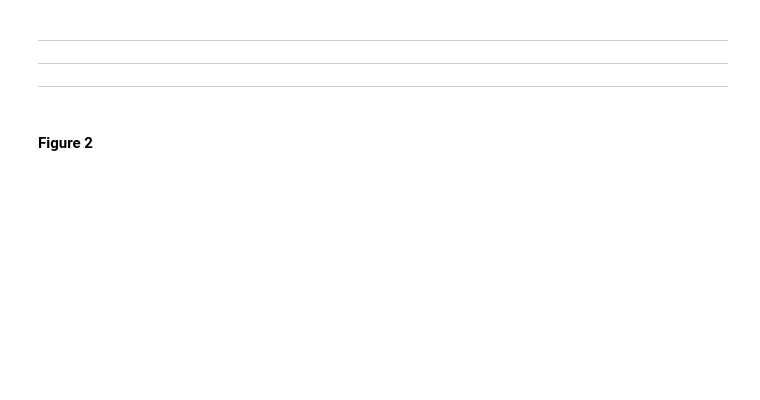
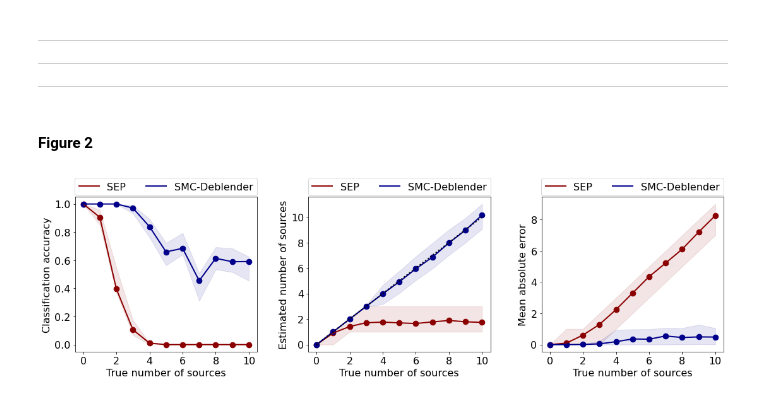
Before and after one commit to timwhite0/smcdeblender, a Jupyter notebook: results/smcdeblender_results.ipynb, the cells around one changed output. Saved outputs shown, nothing was run; the diff lists cells and outputs as text; code cells hidden in the pictures; blank space fills up the shorter version.

Commit message:
update figures

```diff
--- a/results/smcdeblender_results.ipynb
+++ b/results/smcdeblender_results.ipynb
@@ -11,7 +11,7 @@ import numpy as np
 import sep
 # %%
 # torch.cuda.is_available()
-device = torch.device("cuda:1" if torch.cuda.is_available() else "cpu")
+device = torch.device("cuda:0" if torch.cuda.is_available() else "cpu")
 torch.cuda.set_device(device)
 # %%
 # Synthetic images
@@ -60,14 +65,14 @@ for num in range(D):
     print(f"true number of sources = {num}")
     sep_mean_estimated_s_by_num[num] = sep_estimated_s[s==num].mean()
     print(f"mean estimated number of sources = {sep_mean_estimated_s_by_num[num].item()}")
-    sep_bounds_estimated_s_by_num[num] = sep_estimated_s[s==num].quantile(torch.tensor((0.025, 0.975),device=device))
+    sep_bounds_estimated_s_by_num[num] = sep_estimated_s[s==num].quantile(torch.tensor((0.05, 0.95),device=device))
 
     sep_mse_by_num[num] = ((sep_estimated_s[s==num] - s[s==num])**2).mean()
     print(f"MSE across {num_images} images = ", sep_mse_by_num[num].item())
 
     sep_mae_by_num[num] = ((sep_estimated_s[s==num] - s[s==num]).abs()).mean()
     print(f"MAE across {num_images} images = ", sep_mae_by_num[num].item())
-    sep_bounds_mae_by_num[num] = ((sep_estimated_s[s==num] - s[s==num]).abs()).quantile(torch.tensor((0.025, 0.975),device=device))
+    sep_bounds_mae_by_num[num] = ((sep_estimated_s[s==num] - s[s==num]).abs()).quantile(torch.tensor((0.05, 0.95),device=device))
 
     sep_num_correct_by_num[num] = (sep_estimated_s[s==num].round() == s[s==num]).sum()
     sep_prop_correct_by_num[num] = sep_num_correct_by_num[num]/(s==num).sum()
@@ -104,14 +145,14 @@ for num in range(D):
 
     smc_mean_post_mean_s_by_num[num] = post_mean_s_smc[s==num].mean()
     print(f"estimated number of sources for images where s = {num}:", smc_mean_post_mean_s_by_num[num].item())
-    smc_bounds_post_mean_s_by_num[num] = post_mean_s_smc[s==num].quantile(torch.tensor((0.025, 0.975),device=device))
+    smc_bounds_post_mean_s_by_num[num] = post_mean_s_smc[s==num].quantile(torch.tensor((0.05, 0.95),device=device))
 
     smc_mse_by_num[num] = ((post_mean_s_smc[s==num] - s[s==num])**2).mean()
     print(f"MSE across {(s==num).sum()} images:", (smc_mse_by_num[num].item()))
 
     smc_mae_by_num[num] = ((post_mean_s_smc[s==num] - s[s==num]).abs()).mean()
     print(f"MAE across {(s==num).sum()} images:", (smc_mae_by_num[num].item()))
-    smc_bounds_mae_by_num[num] = ((post_mean_s_smc[s==num] - s[s==num]).abs()).quantile(torch.tensor((0.025, 0.975),device=device))
+    smc_bounds_mae_by_num[num] = ((post_mean_s_smc[s==num] - s[s==num]).abs()).quantile(torch.tensor((0.05, 0.95),device=device))
 
     smc_num_correct_by_num[num] = (post_mean_s_smc[s==num].round() == s[s==num]).sum()
     smc_prop_correct_by_num[num] = smc_num_correct_by_num[num]/(s==num).sum()
@@ -139,7 +198,7 @@ for num in range(D):
         boot_sample = boot_orig[(torch.multinomial(torch.arange(boot_orig.size(0)).double(), num_samples = boot_orig.size(0), replacement = True))]
         boot_prop_correct[j] = (boot_sample[:,0] == boot_sample[:,1]).sum()/boot_orig.size(0)
 
-    smc_bounds_prop_correct_by_num[num] = boot_prop_correct.quantile(torch.tensor((0.025, 0.975),device=device))
+    smc_bounds_prop_correct_by_num[num] = boot_prop_correct.quantile(torch.tensor((0.05, 0.95),device=device))
 
 ### SEP
 sep_bounds_prop_correct_by_num = torch.zeros(D, 2, device=device)
@@ -152,7 +211,7 @@ for num in range(D):
         boot_sample = boot_orig[(torch.multinomial(torch.arange(boot_orig.size(0)).double(), num_samples = boot_orig.size(0), replacement = True))]
         boot_prop_correct[j] = (boot_sample[:,0] == boot_sample[:,1]).sum()/boot_orig.size(0)
 
-    sep_bounds_prop_correct_by_num[num] = boot_prop_correct.quantile(torch.tensor((0.025, 0.975),device=device))
+    sep_bounds_prop_correct_by_num[num] = boot_prop_correct.quantile(torch.tensor((0.05, 0.95),device=device))
 # %% [markdown]
 ----
 ----
@@ -216,7 +277,7 @@ text_size = 16
 sep_color = "darkred"
 smc_color = "darkblue"
 
-fig2, (fig2a,fig2b,fig2c) = plt.subplots(nrows = 1, ncols = 3, figsize = (15,5))
+fig2, (fig2a,fig2b,fig2c) = plt.subplots(nrows = 1, ncols = 3, figsize = (15,4))
 fig2.tight_layout(w_pad = 5)
 
 _ = fig2a.plot(torch.arange(D), sep_prop_correct_by_num.cpu(), label = "SEP", color = sep_color, linewidth = line_width)
@@ -224,33 +285,35 @@ _ = fig2a.scatter(torch.arange(D), sep_prop_correct_by_num.cpu(), color = sep_co
 _ = fig2a.fill_between(torch.arange(D), sep_bounds_prop_correct_by_num[:,0].cpu(), sep_bounds_prop_correct_by_num[:,1].cpu(), color = sep_color, alpha = 0.1)
 _ = fig2a.plot(torch.arange(D), smc_prop_correct_by_num.cpu(), label = "SMC-Deblender", color = smc_color, linewidth = line_width)
 _ = fig2a.scatter(torch.arange(D), smc_prop_correct_by_num.cpu(), color = smc_color, s = dot_size)
 _ = fig2a.fill_between(torch.arange(D), smc_bounds_prop_correct_by_num[:,0].cpu(), smc_bounds_prop_correct_by_num[:,1].cpu(), color = smc_color, alpha = 0.1)
-_ = fig2a.legend(ncol=2, fancybox=True, loc="upper center", bbox_to_anchor=(0.5,1.125), fontsize = text_size)
+_ = fig2a.legend(ncol=2, fancybox=True, loc="upper center", bbox_to_anchor=(0.5,1.155), fontsize = text_size)
 _ = fig2a.tick_params(axis = "both", labelsize = text_size)
 _ = fig2a.set_xlabel("True number of sources", fontsize = text_size)
 _ = fig2a.set_ylabel("Classification accuracy", fontsize = text_size)
 
 _ = fig2b.plot(torch.arange(D), sep_mean_estimated_s_by_num.cpu(), color = sep_color, label = "SEP", linewidth = line_width)
 _ = fig2b.scatter(torch.arange(D), sep_mean_estimated_s_by_num.cpu(), color = sep_color, s = dot_size)
 _ = fig2b.fill_between(torch.arange(D), sep_bounds_estimated_s_by_num[:,0].cpu(), sep_bounds_estimated_s_by_num[:,1].cpu(), color = sep_color, alpha = 0.1)
 _ = fig2b.plot(torch.arange(D), smc_mean_post_mean_s_by_num.cpu(), color = smc_color, label = "SMC-Deblender", linewidth = line_width)
 _ = fig2b.scatter(torch.arange(D), smc_mean_post_mean_s_by_num.cpu(), color = smc_color, s = dot_size)
 _ = fig2b.fill_between(torch.arange(D), smc_bounds_post_mean_s_by_num[:,0].cpu(), smc_bounds_post_mean_s_by_num[:,1].cpu(), color = smc_color, alpha = 0.1)
 _ = fig2b.plot(torch.arange(D), torch.arange(D), ":", color="black", linewidth = line_width)
-_ = fig2b.legend(ncol=2, fancybox=True, loc="upper center", bbox_to_anchor=(0.5,1.125), fontsize = text_size)
+_ = fig2b.legend(ncol=2, fancybox=True, loc="upper center", bbox_to_anchor=(0.5,1.155), fontsize = text_size)
 _ = fig2b.tick_params(axis = "both", labelsize = text_size)
 _ = fig2b.set_xlabel("True number of sources", fontsize = text_size)
 _ = fig2b.set_ylabel("Estimated number of sources", fontsize = text_size)
 
 _ = fig2c.plot(torch.arange(D), (sep_mae_by_num + smc_mae_by_num[0]).cpu(), label = "SEP", color = sep_color, linewidth = line_width)
 _ = fig2c.scatter(torch.arange(D), sep_mae_by_num.cpu(), color = sep_color, s = dot_size)
 _ = fig2c.fill_between(torch.arange(D), sep_bounds_mae_by_num[:,0].cpu(), sep_bounds_mae_by_num[:,1].cpu(), color = sep_color, alpha = 0.1)
 _ = fig2c.plot(torch.arange(D), (smc_mae_by_num).cpu(), label = "SMC-Deblender", color = smc_color, linewidth = line_width)
 _ = fig2c.scatter(torch.arange(D), smc_mae_by_num.cpu(), color = smc_color, s = dot_size)
 _ = fig2c.fill_between(torch.arange(D), smc_bounds_mae_by_num[:,0].cpu(), smc_bounds_mae_by_num[:,1].cpu(), color = smc_color, alpha = 0.1)
-_ = fig2c.legend(ncol=2, fancybox=True, loc="upper center", bbox_to_anchor=(0.5,1.125), fontsize = text_size)
+_ = fig2c.legend(ncol=2, fancybox=True, loc="upper center", bbox_to_anchor=(0.5,1.155), fontsize = text_size)
 _ = fig2c.tick_params(axis = "both", labelsize = text_size)
 _ = fig2c.set_xlabel("True number of sources", fontsize = text_size)
 _ = fig2c.set_ylabel("Mean absolute error", fontsize = text_size)
 
 fig2.savefig('fig2.png', bbox_inches = "tight", dpi = 500)
+# %% [output]
+[figure, added]
```
Also changed, not shown: parts of 5 cells of this notebook, 5 other files.
